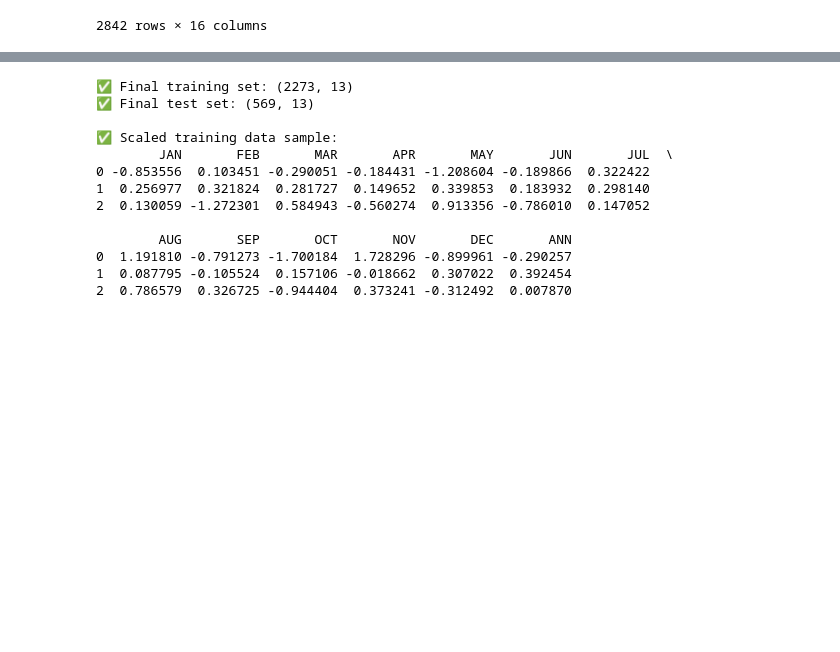
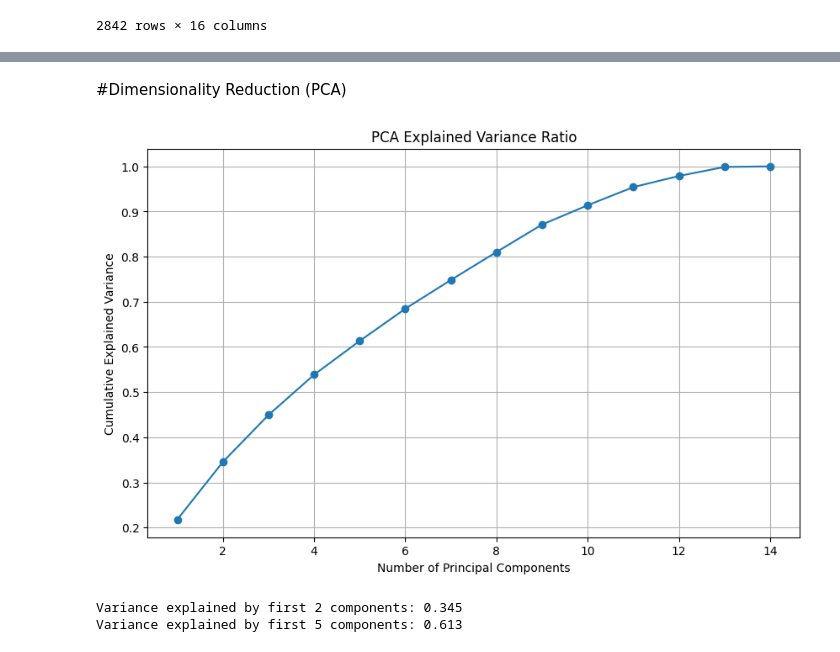
Before and after one commit to sandeepa-ukr/AI-Based-Crop-Predection, a Jupyter notebook: untitled.ipynb, the cells around one changed output, grey strips where cells are left out. Cells and saved outputs as stored; diff of their text form; code cells hidden in the pictures; blank space fills up the shorter version.

```diff
--- a/untitled.ipynb
+++ b/untitled.ipynb
@@ -523,40 +462,27 @@ Max:  801984.00
-# %%
-# Handle any missing values (if they exist)
-if X.isnull().any().any():
-    print(f"Handling missing values in {X.isnull().sum().sum()} cells")
-    imputer = SimpleImputer(strategy='median')
-    X = pd.DataFrame(imputer.fit_transform(X), columns=X.columns)
-
-# Split the data
-X_train, X_test, y_train, y_test = train_test_split(
-    X, y, test_size=0.2, random_state=42, shuffle=True
-)
-
-# Scale the features
-scaler = StandardScaler()
-X_train_scaled = scaler.fit_transform(X_train)
-X_test_scaled = scaler.transform(X_test)
-
-print(f"\n✅ Final training set: {X_train_scaled.shape}")
-print(f"✅ Final test set: {X_test_scaled.shape}")
-
-# Convert back to DataFrames for better visualization
-X_train_df = pd.DataFrame(X_train_scaled, columns=feature_names)
-X_test_df = pd.DataFrame(X_test_scaled, columns=feature_names)
-
-print(f"\n✅ Scaled training data sample:")
-print(X_train_df.head(3))
-# %% [output]
-✅ Final training set: (2273, 13)
-✅ Final test set: (569, 13)
-
-✅ Scaled training data sample:
-        JAN       FEB       MAR       APR       MAY       JUN       JUL  \
-0 -0.853556  0.103451 -0.290051 -0.184431 -1.208604 -0.189866  0.322422
-1  0.256977  0.321824  0.281727  0.149652  0.339853  0.183932  0.298140
-2  0.130059 -1.272301  0.584943 -0.560274  0.913356 -0.786010  0.147052
-
-        AUG       SEP       OCT       NOV       DEC       ANN
-0  1.191810 -0.791273 -1.700184  1.728296 -0.899961 -0.290257
-1  0.087795 -0.105524  0.157106 -0.018662  0.307022  0.392454
-2  0.786579  0.326725 -0.944404  0.373241 -0.312492  0.007870
+# %% [markdown]
+#Dimensionality Reduction (PCA)
+# %%
+from sklearn.decomposition import PCA
+import matplotlib.pyplot as plt
+import seaborn as sns
+
+# Apply PCA to visualize data structure
+pca = PCA()
+X_pca = pca.fit_transform(X_scaled_df)
+
+# Plot explained variance
+plt.figure(figsize=(10, 6))
+plt.plot(range(1, len(pca.explained_variance_ratio_) + 1),
+         np.cumsum(pca.explained_variance_ratio_), marker='o')
+plt.xlabel('Number of Principal Components')
+plt.ylabel('Cumulative Explained Variance')
+plt.title('PCA Explained Variance Ratio')
+plt.grid(True)
+plt.show()
+
+print(f"Variance explained by first 2 components: {pca.explained_variance_ratio_[:2].sum():.3f}")
+print(f"Variance explained by first 5 components: {pca.explained_variance_ratio_[:5].sum():.3f}")
+# %% [output]
+[figure, added]
+Variance explained by first 2 components: 0.345
+Variance explained by first 5 components: 0.613
```
Also changed, not shown: parts of 7 cells of this notebook.
